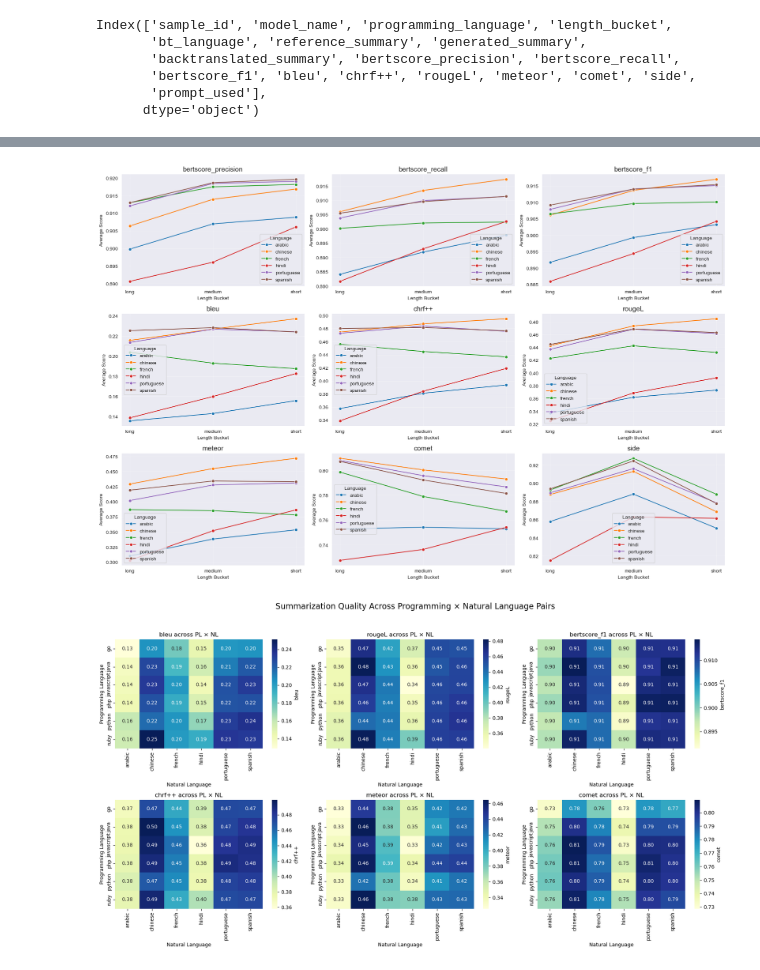
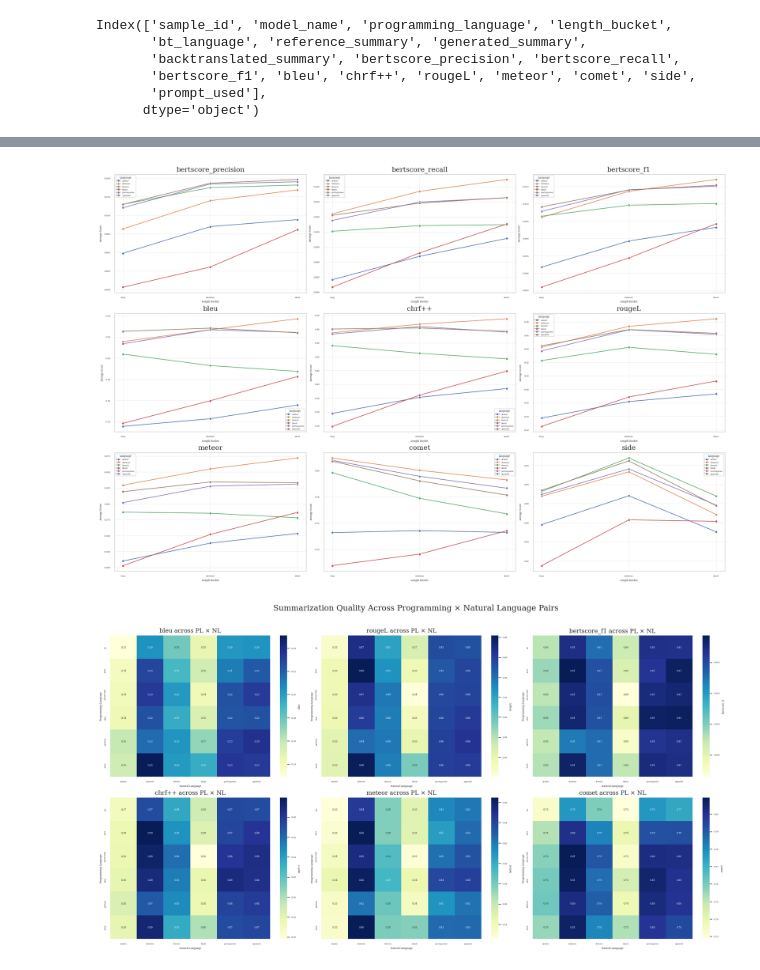
Before and after one commit to MadhuNimmo/CodeClarity, a Jupyter notebook: notebooks/rq_analysis.ipynb, the cells around one changed output, grey strips where cells are left out. Drawn from its saved outputs; the diff is of its cells as text; code cells hidden in the pictures.

Commit message:
feat: Generate graphs

```diff
--- a/notebooks/rq_analysis.ipynb
+++ b/notebooks/rq_analysis.ipynb
@@ -3,6 +3,10 @@ import pandas as pd
 import numpy as np
 import matplotlib.pyplot as plt
 import seaborn as sns
+import os
+sns.set(style="whitegrid")
+sns.set_context("paper", font_scale=0.5)
+plt.rcParams["font.family"] = "serif"
 # %% [markdown]
 ### RQ: How does summarization quality vary across combinations of programming languages and natural languages?
 
@@ -67,28 +67,31 @@ avg_scores
 # %%
 
 
 fig, axes = plt.subplots(nrows=3, ncols=3, figsize=(18, 12))
 axes = axes.flatten()
 
 for i, metric in enumerate(metrics):
     sns.lineplot(
         data=avg_scores,
         x='length_bucket',
         y=metric,
         hue='bt_language',
         marker='o',
         ax=axes[i]
     )
     axes[i].set_title(metric, fontsize=14)
     axes[i].legend(title='Language')
     axes[i].set_xlabel('Length Bucket')
     axes[i].set_ylabel('Average Score')
     axes[i].grid(True, alpha=0.3)
 
+
 plt.tight_layout()
+filename = os.path.join("figures", "nlxpl_buckets.png")
+plt.savefig(filename, dpi=300, bbox_inches='tight')
 plt.show()
 # %% [output]
-[figure, old version]
+[figure, new version]
 # %%
 metrics = ["bleu", "rougeL", "bertscore_f1", "chrf++", "meteor", "comet"]
 
@@ -106,6 +109,6 @@ for i, metric in enumerate(metrics):
 
 plt.suptitle("Summarization Quality Across Programming × Natural Language Pairs", fontsize=16)
 plt.tight_layout(rect=[0, 0, 1, 0.95])
-plt.savefig("pl_nl_metrics_heatmap.png", dpi=500, bbox_inches='tight')
+plt.show()
 # %% [output]
-[figure, old version]
+[figure, new version]
```
Also changed, not shown: parts of 8 cells of this notebook, 6 other files.
